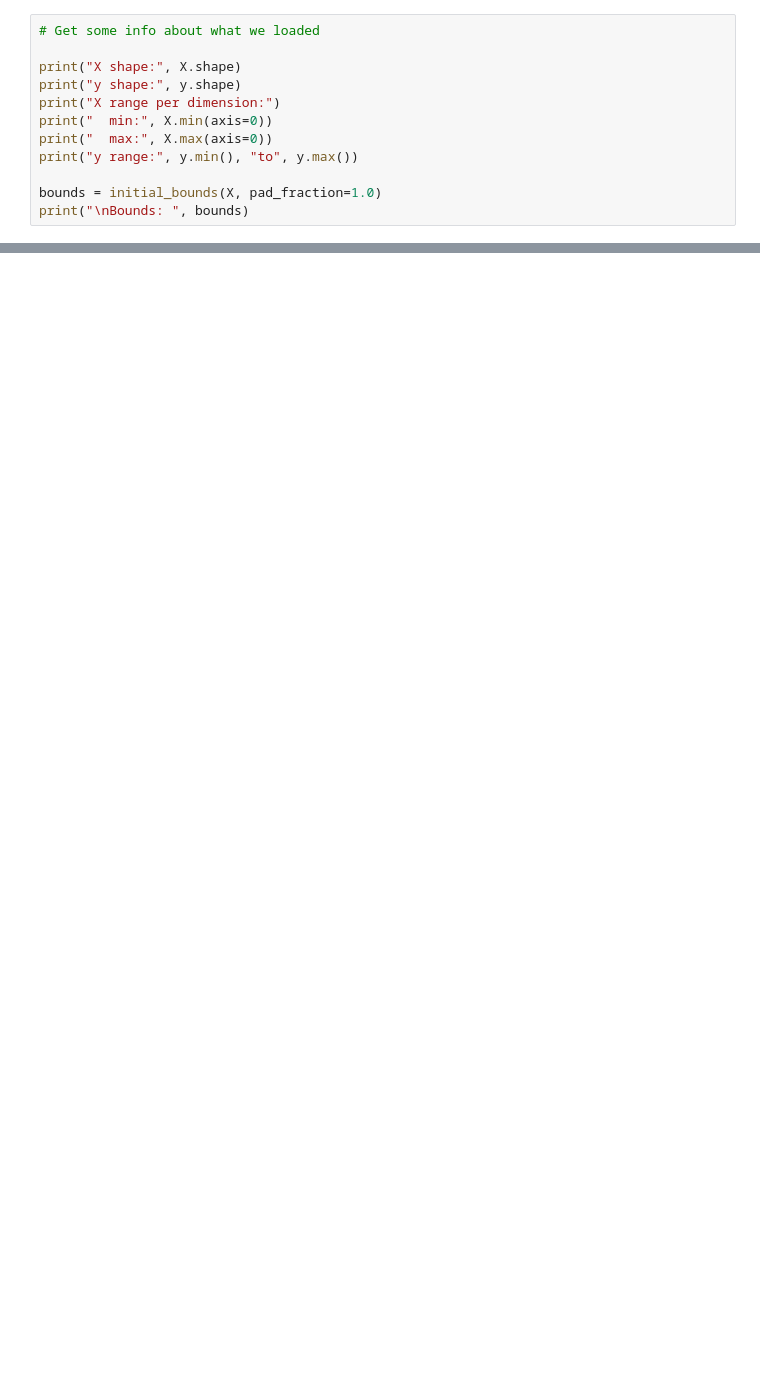
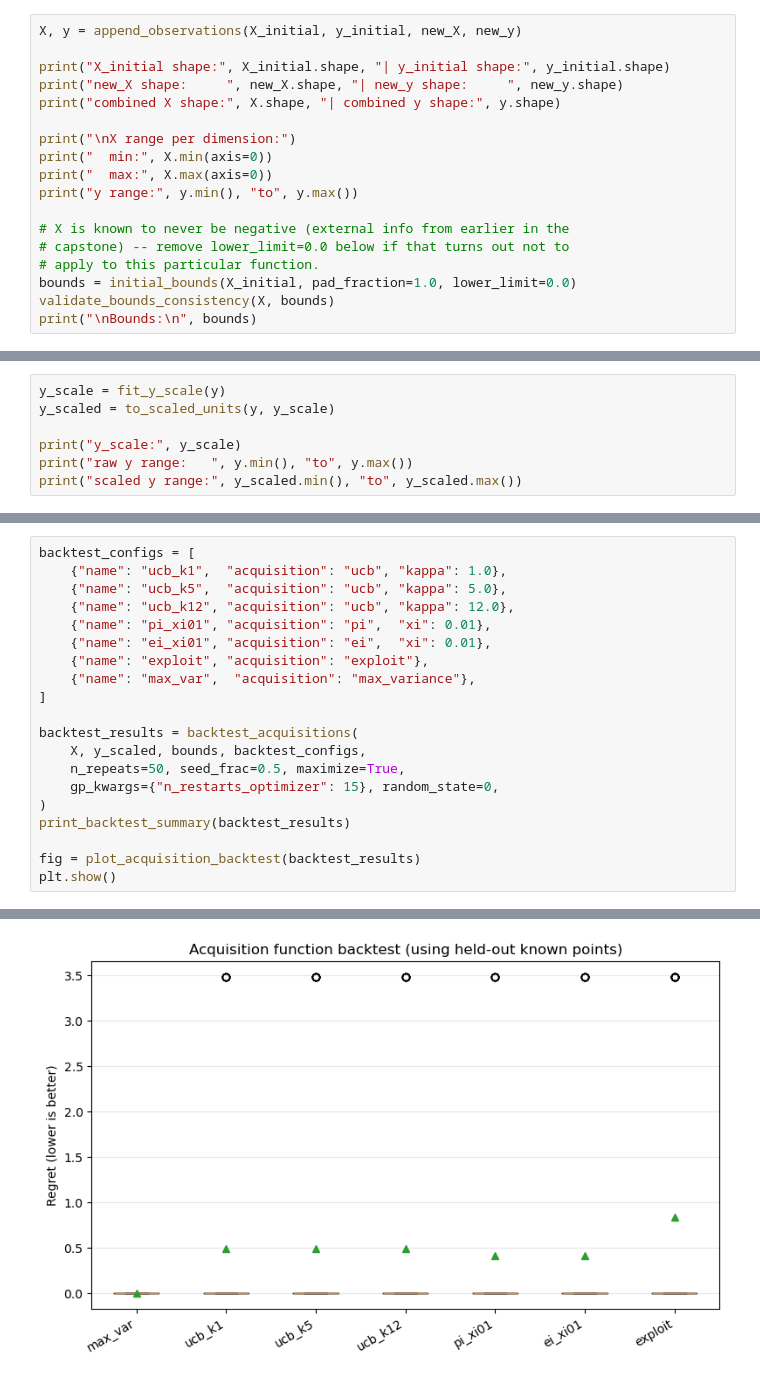
Before and after one commit to nic-gibson/capstone, a Jupyter notebook: function1.ipynb, the cells around one changed output, grey strips where cells are left out. Drawn from its saved outputs; the diff is of its cells as text; blank space fills up the shorter version.

```diff
--- a/function1.ipynb
+++ b/function1.ipynb
@@ -36,12 +46,18 @@ SyntaxError: positional argument follows keyword argument (2344710475.py, line 5
 # %%
-# Get some info about what we loaded
+X, y = append_observations(X_initial, y_initial, new_X, new_y)
 
-print("X shape:", X.shape)
-print("y shape:", y.shape)
-print("X range per dimension:")
+print("X_initial shape:", X_initial.shape, "| y_initial shape:", y_initial.shape)
+print("new_X shape:     ", new_X.shape, "| new_y shape:     ", new_y.shape)
+print("combined X shape:", X.shape, "| combined y shape:", y.shape)
+
+print("\nX range per dimension:")
 print("  min:", X.min(axis=0))
 print("  max:", X.max(axis=0))
 print("y range:", y.min(), "to", y.max())
 
-bounds = initial_bounds(X, pad_fraction=1.0)
-print("\nBounds: ", bounds)
+# X is known to never be negative (external info from earlier in the
+# capstone) -- remove lower_limit=0.0 below if that turns out not to
+# apply to this particular function.
+bounds = initial_bounds(X_initial, pad_fraction=1.0, lower_limit=0.0)
+validate_bounds_consistency(X, bounds)
+print("\nBounds:\n", bounds)
@@ -47,0 +81,7 @@ print("\nBounds: ", bounds)
+# %%
+y_scale = fit_y_scale(y)
+y_scaled = to_scaled_units(y, y_scale)
+
+print("y_scale:", y_scale)
+print("raw y range:   ", y.min(), "to", y.max())
+print("scaled y range:", y_scaled.min(), "to", y_scaled.max())
@@ -47,0 +97,21 @@ print("\nBounds: ", bounds)
+# %%
+backtest_configs = [
+    {"name": "ucb_k1",  "acquisition": "ucb", "kappa": 1.0},
+    {"name": "ucb_k5",  "acquisition": "ucb", "kappa": 5.0},
+    {"name": "ucb_k12", "acquisition": "ucb", "kappa": 12.0},
+    {"name": "pi_xi01", "acquisition": "pi",  "xi": 0.01},
+    {"name": "ei_xi01", "acquisition": "ei",  "xi": 0.01},
+    {"name": "exploit", "acquisition": "exploit"},
+    {"name": "max_var",  "acquisition": "max_variance"},
+]
+
+backtest_results = backtest_acquisitions(
+    X, y_scaled, bounds, backtest_configs,
+    n_repeats=50, seed_frac=0.5, maximize=True,
+    gp_kwargs={"n_restarts_optimizer": 15}, random_state=0,
+)
+print_backtest_summary(backtest_results)
+
+fig = plot_acquisition_backtest(backtest_results)
+plt.show()
+# %% [output]
@@ -47,0 +127 @@ print("\nBounds: ", bounds)
+[figure, added]
```
Also changed, not shown: parts of 32 cells of this notebook, 4 other files.
